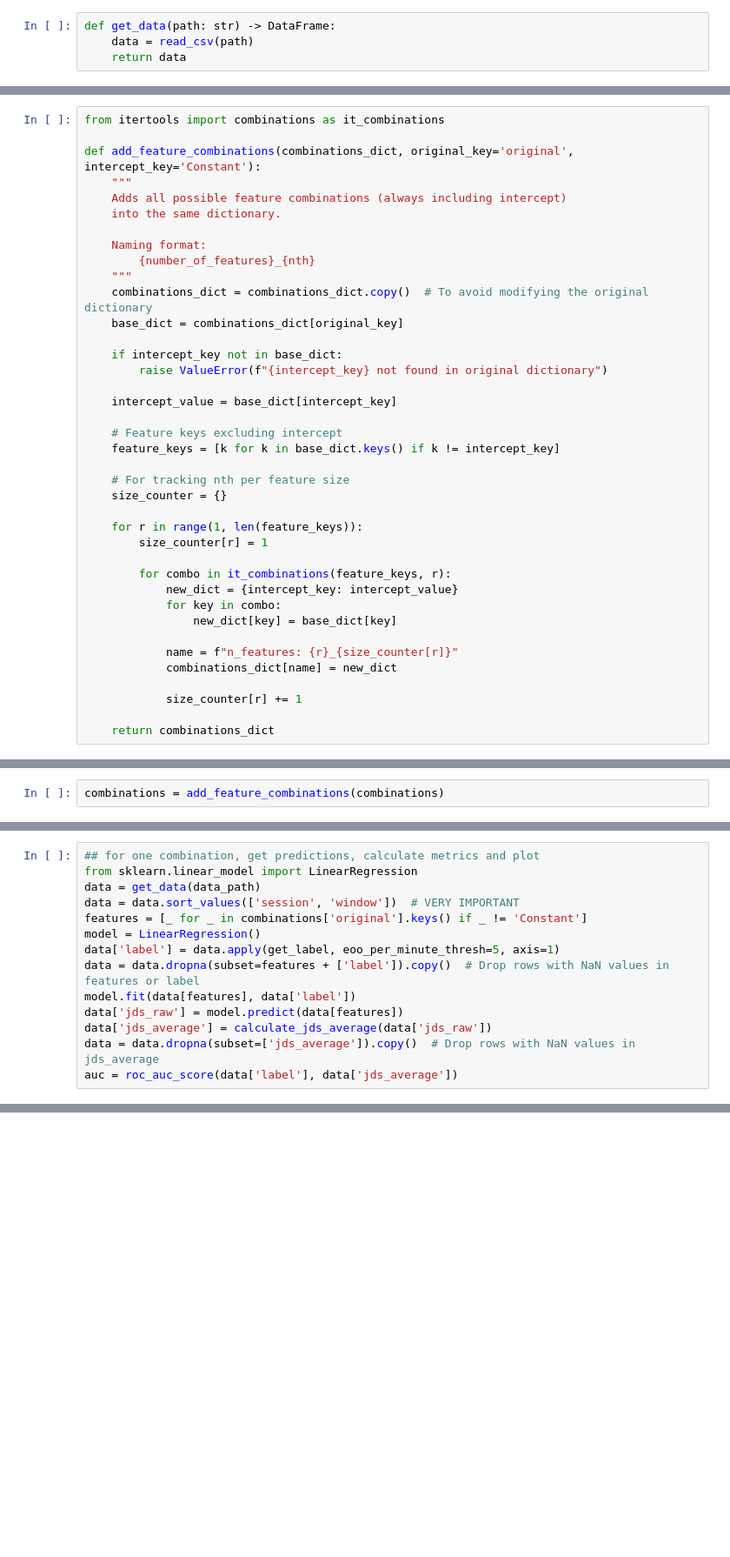
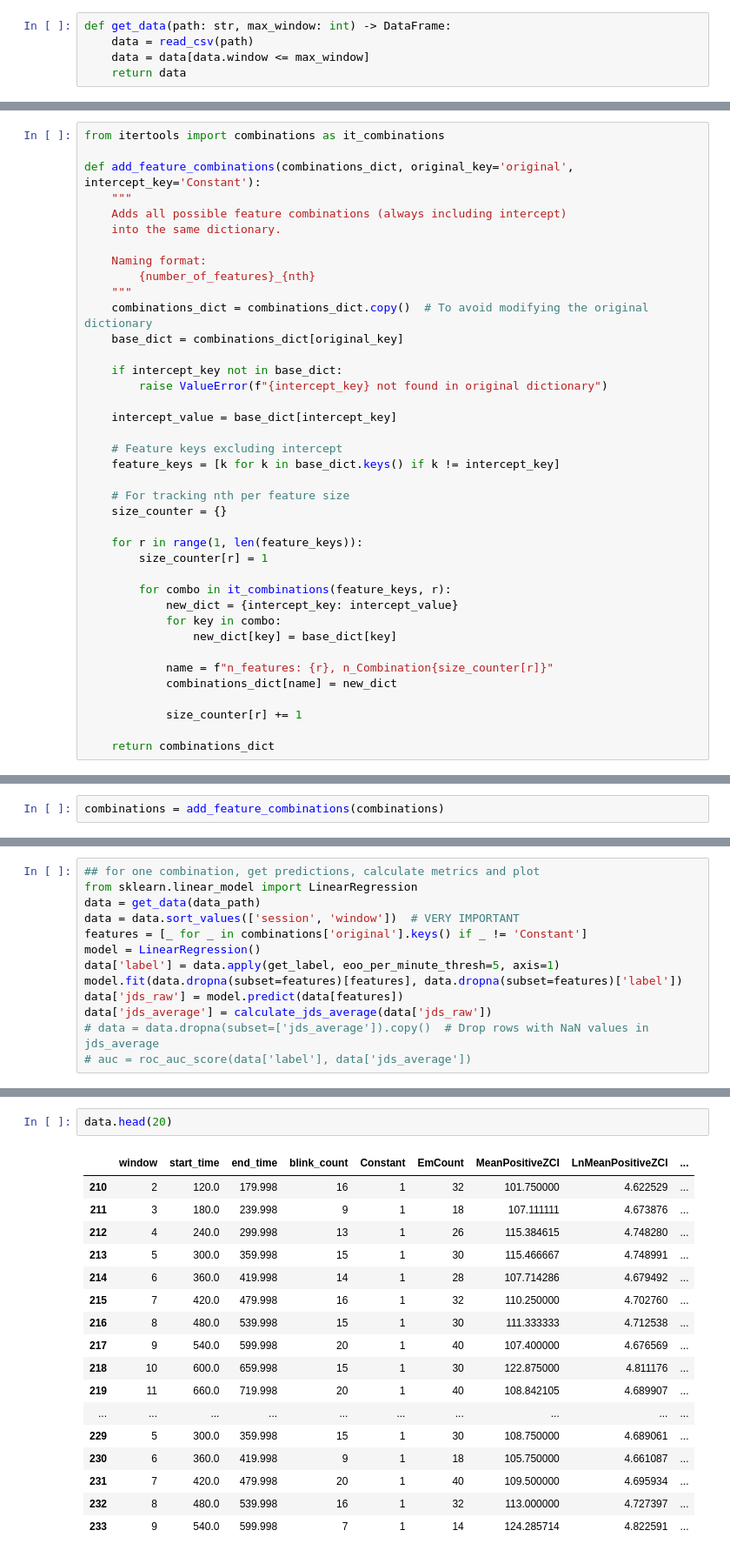
Before and after one commit to vjainoptalert/vj_post_hoc_model11, a Jupyter notebook: model11_feature_importance_analysis.ipynb, the cells around one changed output, grey strips where cells are left out. Shown at 87% size. Cells and saved outputs as stored; diff of their text form; blank space fills up the shorter version.

```diff
--- a/model11_feature_importance_analysis.ipynb
+++ b/model11_feature_importance_analysis.ipynb
@@ -42,8 +42,9 @@ combinations = {'original': result_dict}
 # %% [markdown]
 #### Get Data
 # %%
-def get_data(path: str) -> DataFrame:
+def get_data(path: str, max_window: int) -> DataFrame:
     data = read_csv(path)
+    data = data[data.window <= max_window]
     return data
 # %%
 def get_predictons(data: DataFrame, model_config: dict, eoo_per_minute_thresh: float, jds_thresh: float) -> DataFrame:
@@ -122,7 +124,7 @@ def add_feature_combinations(combinations_dict, original_key='original', interce
             for key in combo:
                 new_dict[key] = base_dict[key]
 
-            name = f"n_features: {r}_{size_counter[r]}"
+            name = f"n_features: {r}, n_Combination{size_counter[r]}"
             combinations_dict[name] = new_dict
 
             size_counter[r] += 1
@@ -170,9 +221,8 @@ data = data.sort_values(['session', 'window'])  # VERY IMPORTANT
 features = [_ for _ in combinations['original'].keys() if _ != 'Constant']
 model = LinearRegression()
 data['label'] = data.apply(get_label, eoo_per_minute_thresh=5, axis=1)
-data = data.dropna(subset=features + ['label']).copy()  # Drop rows with NaN values in features or label
-model.fit(data[features], data['label'])
+model.fit(data.dropna(subset=features)[features], data.dropna(subset=features)['label'])
 data['jds_raw'] = model.predict(data[features])
 data['jds_average'] = calculate_jds_average(data['jds_raw'])
-data = data.dropna(subset=['jds_average']).copy()  # Drop rows with NaN values in jds_average
-auc = roc_auc_score(data['label'], data['jds_average'])
+# data = data.dropna(subset=['jds_average']).copy()  # Drop rows with NaN values in jds_average
+# auc = roc_auc_score(data['label'], data['jds_average'])
@@ -178,0 +232,20 @@ auc = roc_auc_score(data['label'], data['jds_average'])
+# %%
+data.head(20)
+# %% [output]
+|  | window | start_time | end_time | blink_count | Constant | EmCount | MeanPositiveZCI | LnMeanPositiveZCI | ... |
+| 210 | 2 | 120.0 | 179.998 | 16 | 1 | 32 | 101.750000 | 4.622529 | ... |
+| 211 | 3 | 180.0 | 239.998 | 9 | 1 | 18 | 107.111111 | 4.673876 | ... |
+| 212 | 4 | 240.0 | 299.998 | 13 | 1 | 26 | 115.384615 | 4.748280 | ... |
+| 213 | 5 | 300.0 | 359.998 | 15 | 1 | 30 | 115.466667 | 4.748991 | ... |
+| 214 | 6 | 360.0 | 419.998 | 14 | 1 | 28 | 107.714286 | 4.679492 | ... |
+| 215 | 7 | 420.0 | 479.998 | 16 | 1 | 32 | 110.250000 | 4.702760 | ... |
+| 216 | 8 | 480.0 | 539.998 | 15 | 1 | 30 | 111.333333 | 4.712538 | ... |
+| 217 | 9 | 540.0 | 599.998 | 20 | 1 | 40 | 107.400000 | 4.676569 | ... |
+| 218 | 10 | 600.0 | 659.998 | 15 | 1 | 30 | 122.875000 | 4.811176 | ... |
+| 219 | 11 | 660.0 | 719.998 | 20 | 1 | 40 | 108.842105 | 4.689907 | ... |
+| ... | ... | ... | ... | ... | ... | ... | ... | ... | ... |
+| 229 | 5 | 300.0 | 359.998 | 15 | 1 | 30 | 108.750000 | 4.689061 | ... |
+| 230 | 6 | 360.0 | 419.998 | 9 | 1 | 18 | 105.750000 | 4.661087 | ... |
+| 231 | 7 | 420.0 | 479.998 | 20 | 1 | 40 | 109.500000 | 4.695934 | ... |
+| 232 | 8 | 480.0 | 539.998 | 16 | 1 | 32 | 113.000000 | 4.727397 | ... |
+| 233 | 9 | 540.0 | 599.998 | 7 | 1 | 14 | 124.285714 | 4.822591 | ... |
```
Also changed, not shown: parts of 14 cells of this notebook.
